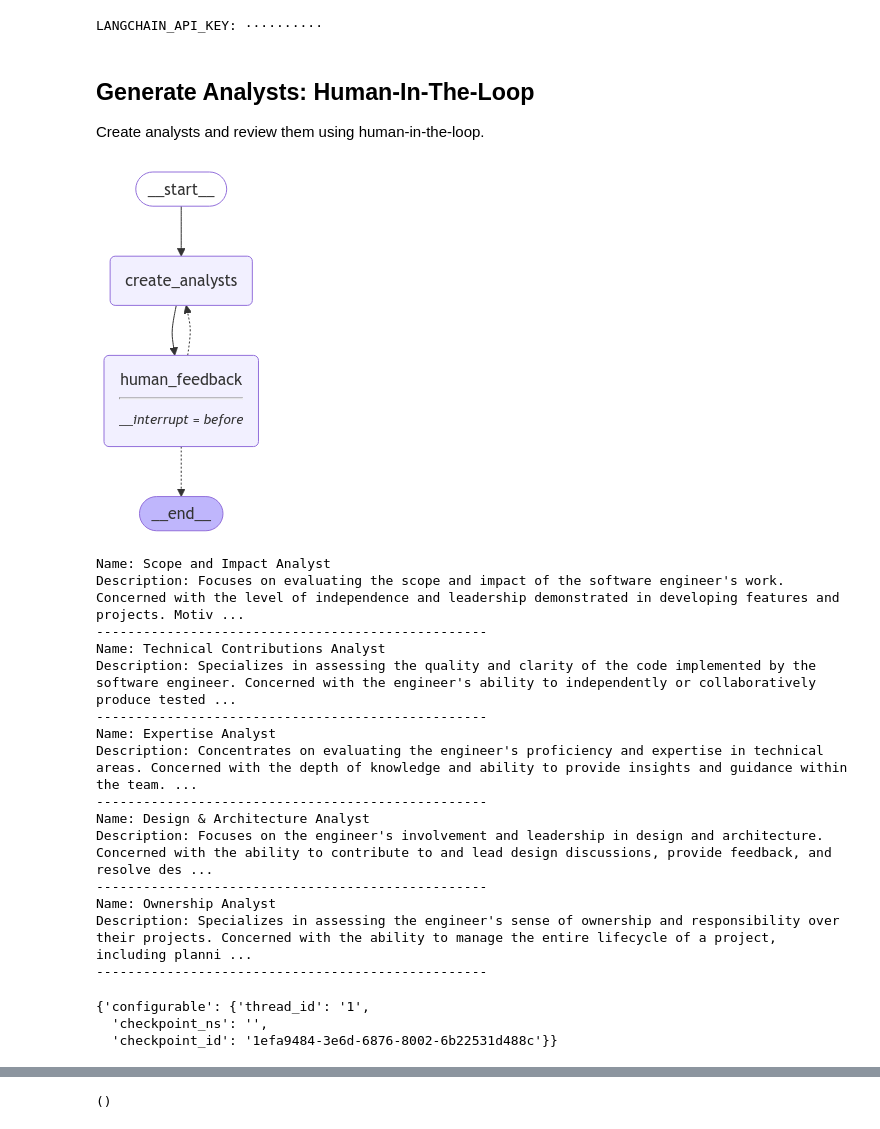
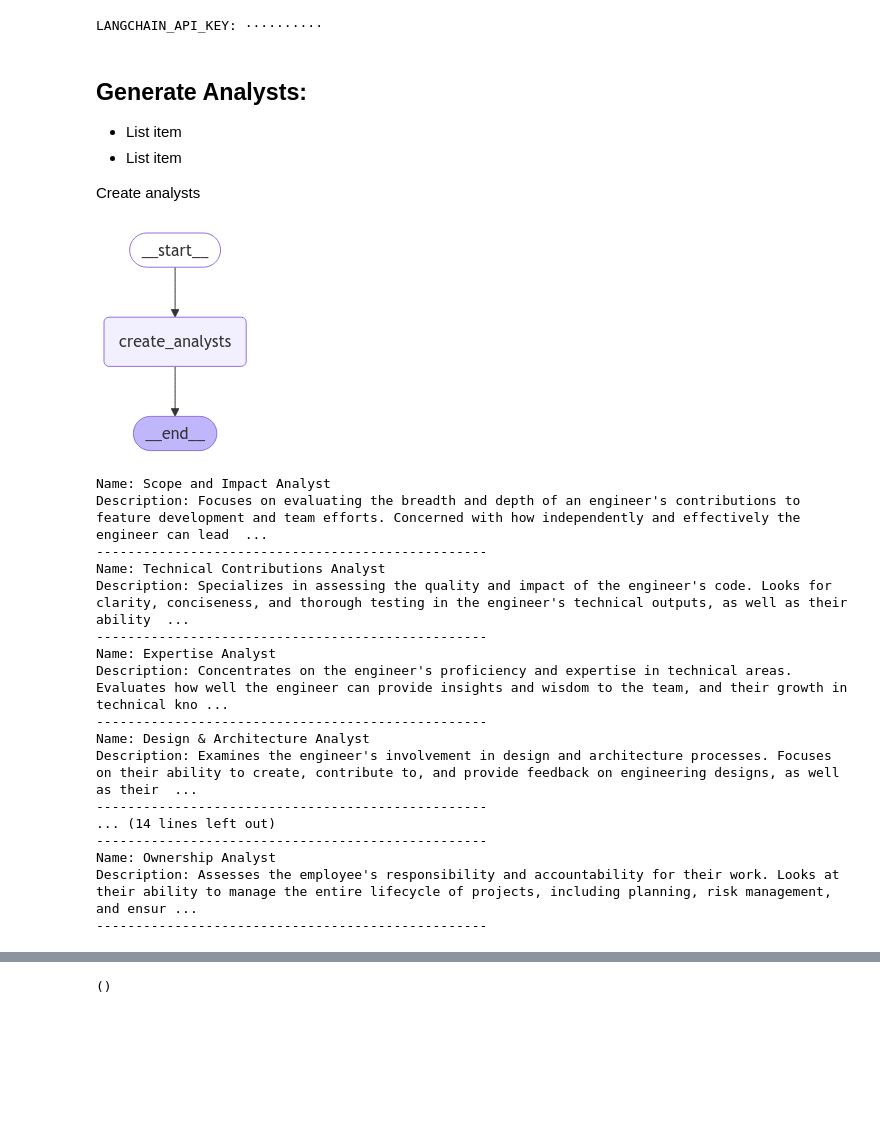
Before and after one commit to Jolie-Ni/GenAISearchEngine, a Jupyter notebook: ai-performance-eval-agents.ipynb, the cells around one changed output, grey strips where cells are left out. Cells and saved outputs as stored; diff of their text form; code cells hidden in the pictures; blank space fills up the shorter version.

```diff
--- a/ai-performance-eval-agents.ipynb
+++ b/ai-performance-eval-agents.ipynb
@@ -51,10 +51,15 @@ os.environ["LANGCHAIN_TRACING_V2"] = "true"
 os.environ["LANGCHAIN_PROJECT"] = "langchain-academy"
 # %% [output]
 LANGCHAIN_API_KEY: ··········
-# %% [markdown]
-## Generate Analysts: Human-In-The-Loop
-
-Create analysts and review them using human-in-the-loop.
+# %% [markdown]
+## Generate Analysts:
+
+*   List item
+*   List item
+
+
+
+Create analysts
 # %%
 from typing import List
 from typing_extensions import TypedDict
@@ -80,7 +85,6 @@ class GenerateAnalystsState(TypedDict):
     topic: str # person of interest
     guideline: str # performance review guideline
     max_analysts: int # Number of analysts
-    human_analyst_feedback: str # Human feedback
     analysts: List[Analyst] # Analyst asking questions
 # %%
 from IPython.display import Image, display
@@ -93,9 +97,6 @@ analyst_instructions="""You are tasked with creating a set of AI analyst persona
 1. You are given a performance review guideline that contains expections of software engineers in different levels
 {guideline}
 
-2. Examine any editorial feedback that has been optionally provided to guide creation of the analysts:
-
-{human_analyst_feedback}
 
 3. The guideline contains several aspects that evaluates an employee's performance, carefully read through each aspect's description
 
@@ -107,53 +108,37 @@ def create_analysts(state: GenerateAnalystsState):
     topic=state["topic"]
     guideline=state['guideline']
     max_analysts=state['max_analysts']
-    human_analyst_feedback=state.get('human_analyst_feedback', '')
 
     # Enforce structured output
     structured_llm = llm.with_structured_output(Perspectives)
 
     # System message
-    system_message = analyst_instructions.format(guideline=guideline,
-                                                            human_analyst_feedback=human_analyst_feedback,
-                                                            max_analysts=max_analysts)
+    system_message = analyst_instructions.format(guideline=guideline,max_analysts=max_analysts)
 
     # Generate question
     analysts = structured_llm.invoke([SystemMessage(content=system_message)]+[HumanMessage(content="Generate the set of analysts.")])
 
     # Write the list of analysis to state
     return {"analysts": analysts.analysts}
 
 def human_feedback(state: GenerateAnalystsState):
     """ No-op node that should be interrupted on """
     pass
 
-def should_continue(state: GenerateAnalystsState):
-    """ Return the next node to execute """
-
-    # Check if human feedback
-    human_analyst_feedback=state.get('human_analyst_feedback', None)
-    if human_analyst_feedback:
-        return "create_analysts"
-
-    # Otherwise end
-    return END
-
 # Add nodes and edges
 builder = StateGraph(GenerateAnalystsState)
 builder.add_node("create_analysts", create_analysts)
-builder.add_node("human_feedback", human_feedback)
 builder.add_edge(START, "create_analysts")
-builder.add_edge("create_analysts", "human_feedback")
-builder.add_conditional_edges("human_feedback", should_continue, ["create_analysts", END])
+builder.add_edge("create_analysts", END)
 
 # Compile
 memory = MemorySaver()
-graph = builder.compile(interrupt_before=['human_feedback'], checkpointer=memory)
+graph = builder.compile(checkpointer=memory)
 
 # View
 display(Image(graph.get_graph(xray=1).draw_mermaid_png()))
 # %% [output]
-[figure, old version]
+[figure, new version]
 # %%
 # Input
 max_analysts = 3
@@ -198,29 +183,22 @@ for event in graph.stream({"topic":topic, "guideline":guideline, "max_analysts":
             print("-" * 50)
 # %% [output]
 Name: Scope and Impact Analyst
-Description: Focuses on evaluating the scope and impact of the software engineer's work. Concerned with the level of independence and leadership demonstrated in developing features and projects. Motiv ...
+Description: Focuses on evaluating the breadth and depth of an engineer's contributions to feature development and team efforts. Concerned with how independently and effectively the engineer can lead  ...
 --------------------------------------------------
 Name: Technical Contributions Analyst
-Description: Specializes in assessing the quality and clarity of the code implemented by the software engineer. Concerned with the engineer's ability to independently or collaboratively produce tested ...
+Description: Specializes in assessing the quality and impact of the engineer's code. Looks for clarity, conciseness, and thorough testing in the engineer's technical outputs, as well as their ability  ...
 --------------------------------------------------
 Name: Expertise Analyst
-Description: Concentrates on evaluating the engineer's proficiency and expertise in technical areas. Concerned with the depth of knowledge and ability to provide insights and guidance within the team. ...
+Description: Concentrates on the engineer's proficiency and expertise in technical areas. Evaluates how well the engineer can provide insights and wisdom to the team, and their growth in technical kno ...
 --------------------------------------------------
 Name: Design & Architecture Analyst
-Description: Focuses on the engineer's involvement and leadership in design and architecture. Concerned with the ability to contribute to and lead design discussions, provide feedback, and resolve des ...
+Description: Examines the engineer's involvement in design and architecture processes. Focuses on their ability to create, contribute to, and provide feedback on engineering designs, as well as their  ...
+--------------------------------------------------
+... (14 lines left out)
 --------------------------------------------------
 Name: Ownership Analyst
-Description: Specializes in assessing the engineer's sense of ownership and responsibility over their projects. Concerned with the ability to manage the entire lifecycle of a project, including planni ...
+Description: Assesses the employee's responsibility and accountability for their work. Looks at their ability to manage the entire lifecycle of projects, including planning, risk management, and ensur ...
 --------------------------------------------------
-# %%
-# If we are satisfied, then we simply supply no feedback
-further_feedack = None
-graph.update_state(thread, {"human_analyst_feedback":
-                            further_feedack}, as_node="human_feedback")
-# %% [output]
-{'configurable': {'thread_id': '1',
-  'checkpoint_ns': '',
-  'checkpoint_id': '1efa9484-3e6d-6876-8002-6b22531d488c'}}
 # %%
 # Continue the graph execution
 for event in graph.stream(None, thread, stream_mode="values"):
```
Also changed, not shown: parts of 13 cells of this notebook.
